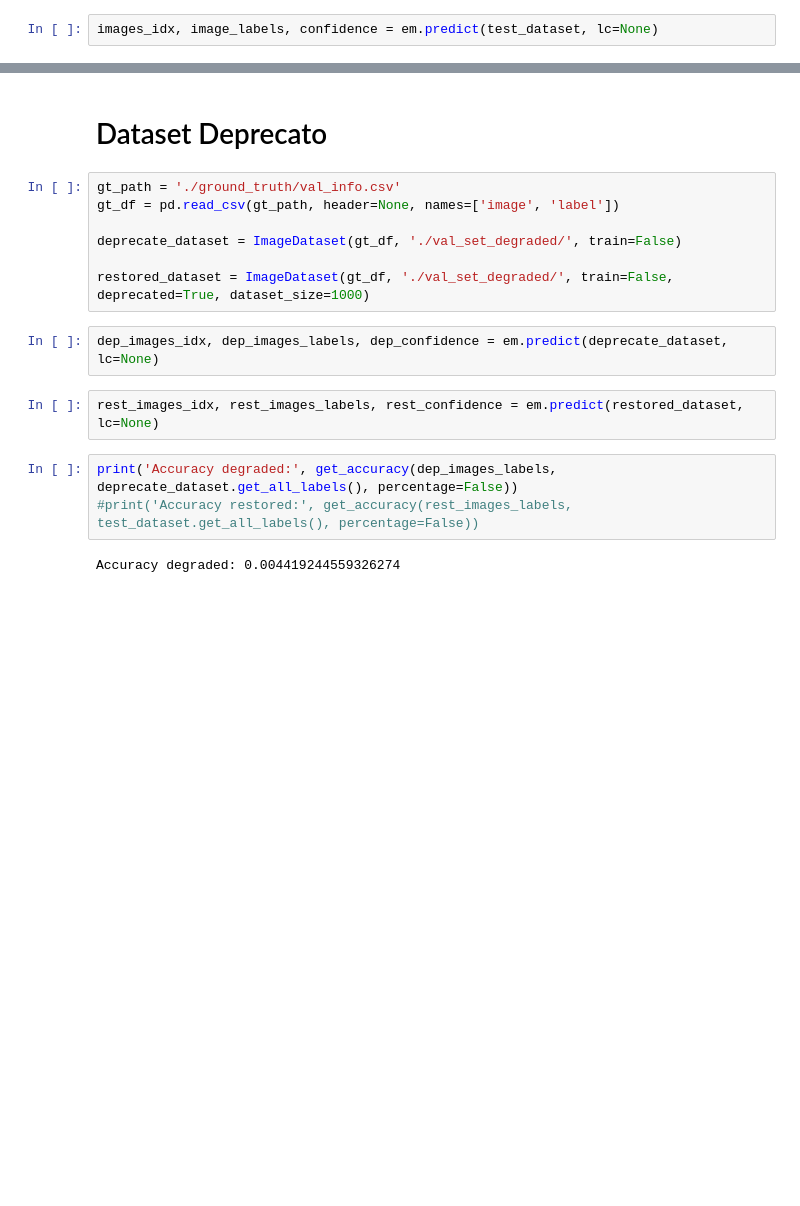
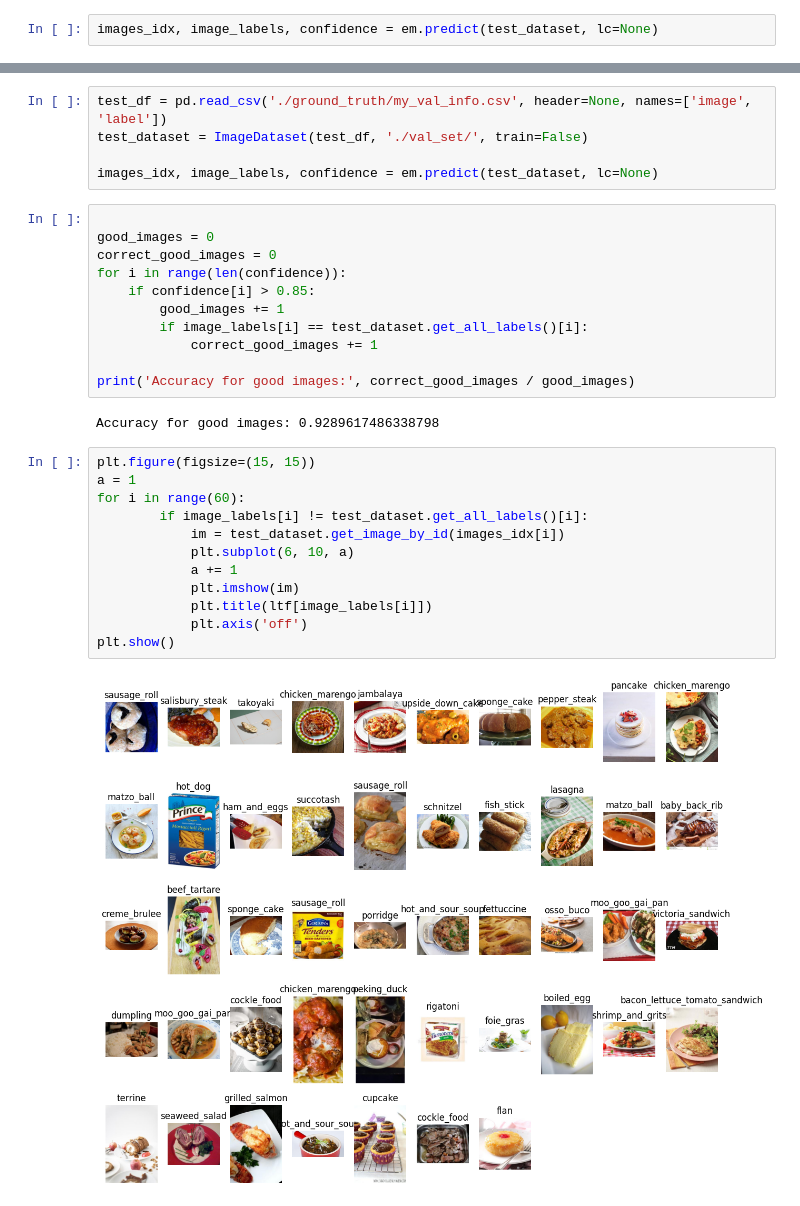
Before and after one commit to MassimoZarantonello2/VisualFoodRecognitionProject, a Jupyter notebook: test_Ensamblemodel.ipynb, the cells around one changed output, grey strips where cells are left out. Drawn from its saved outputs; the diff is of its cells as text; blank space fills up the shorter version.

```diff
--- a/test_Ensamblemodel.ipynb
+++ b/test_Ensamblemodel.ipynb
@@ -72,18 +72,32 @@ print('Accuracy:', get_accuracy(image_labels, test_dataset.get_all_labels(), per
-# %% [markdown]
-# Dataset Deprecato
-# %%
-gt_path = './ground_truth/val_info.csv'
-gt_df = pd.read_csv(gt_path, header=None, names=['image', 'label'])
-
-deprecate_dataset = ImageDataset(gt_df, './val_set_degraded/', train=False)
-
-restored_dataset = ImageDataset(gt_df, './val_set_degraded/', train=False, deprecated=True, dataset_size=1000)
-# %%
-dep_images_idx, dep_images_labels, dep_confidence = em.predict(deprecate_dataset, lc=None)
-# %%
-rest_images_idx, rest_images_labels, rest_confidence = em.predict(restored_dataset, lc=None)
-# %%
-print('Accuracy degraded:', get_accuracy(dep_images_labels, deprecate_dataset.get_all_labels(), percentage=False))
-#print('Accuracy restored:', get_accuracy(rest_images_labels, test_dataset.get_all_labels(), percentage=False))
-# %% [output]
-Accuracy degraded: 0.004419244559326274
+# %%
+test_df = pd.read_csv('./ground_truth/my_val_info.csv', header=None, names=['image', 'label'])
+test_dataset = ImageDataset(test_df, './val_set/', train=False)
+
+images_idx, image_labels, confidence = em.predict(test_dataset, lc=None)
+# %%
+
+good_images = 0
+correct_good_images = 0
+for i in range(len(confidence)):
+    if confidence[i] > 0.85:
+        good_images += 1
+        if image_labels[i] == test_dataset.get_all_labels()[i]:
+            correct_good_images += 1
+
+print('Accuracy for good images:', correct_good_images / good_images)
+# %% [output]
+Accuracy for good images: 0.9289617486338798
+# %%
+plt.figure(figsize=(15, 15))
+a = 1
+for i in range(60):
+        if image_labels[i] != test_dataset.get_all_labels()[i]:
+            im = test_dataset.get_image_by_id(images_idx[i])
+            plt.subplot(6, 10, a)
+            a += 1
+            plt.imshow(im)
+            plt.title(ltf[image_labels[i]])
+            plt.axis('off')
+plt.show()
+# %% [output]
+[figure, added]
```
Also changed, not shown: parts of 5 cells of this notebook, 4 other files.
